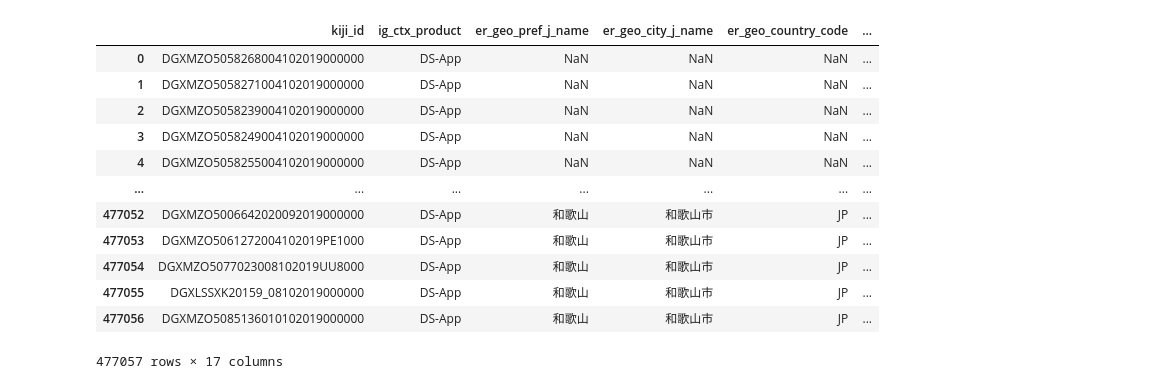
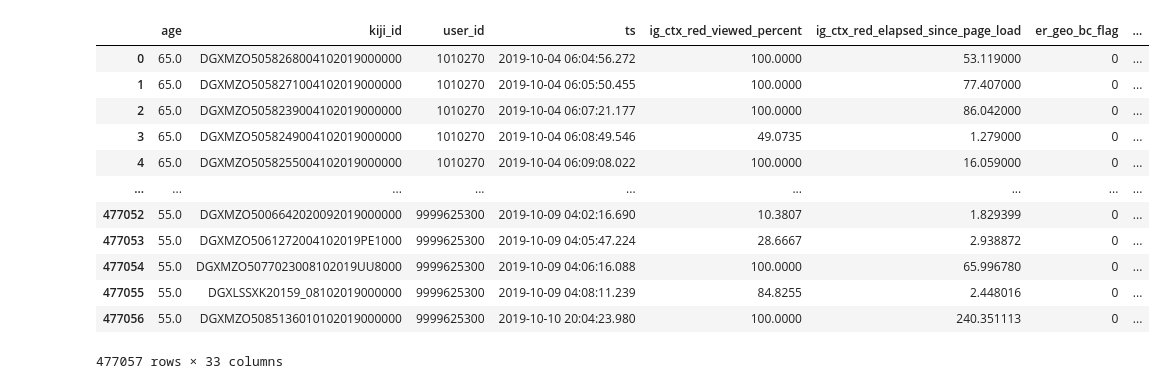
Before and after one commit to nsakki55/ml_note, a Jupyter notebook: competitions/kaggle-days-tokyo/code/make_feature1.ipynb, the cells around one changed output. Saved outputs shown, nothing was run; the diff lists cells and outputs as text; code cells hidden in the pictures.

```diff
--- a/competitions/kaggle-days-tokyo/code/make_feature1.ipynb
+++ b/competitions/kaggle-days-tokyo/code/make_feature1.ipynb
@@ -11,3 +13,8 @@ train = pd.read_csv('../input/train.csv')
 test = pd.read_csv('../input/test.csv')
 kiji = pd.read_csv('../input/kiji_metadata.csv')
 submission = pd.read_csv('../input/sample_submission.csv')
+
+kiji.rename(columns={'kiji_id_raw':'kiji_id'}, inplace=True)
+
+train_merge = pd.merge(train, kiji, on='kiji_id', how='left')
+test_merge = pd.merge(test, kiji, on='kiji_id', how='left')
@@ -14,2 +24,18 @@ submission = pd.read_csv('../input/sample_submission.csv')
+# %%
+train_merge
+# %% [output]
+|  | age | kiji_id | user_id | ts | ig_ctx_red_viewed_percent | ig_ctx_red_elapsed_since_page_load | er_geo_bc_flag | ... |
+| 0 | 65.0 | DGXMZO5058268004102019000000 | 1010270 | 2019-10-04 06:04:56.272 | 100.0000 | 53.119000 | 0 | ... |
+| 1 | 65.0 | DGXMZO5058271004102019000000 | 1010270 | 2019-10-04 06:05:50.455 | 100.0000 | 77.407000 | 0 | ... |
+| 2 | 65.0 | DGXMZO5058239004102019000000 | 1010270 | 2019-10-04 06:07:21.177 | 100.0000 | 86.042000 | 0 | ... |
+| 3 | 65.0 | DGXMZO5058249004102019000000 | 1010270 | 2019-10-04 06:08:49.546 | 49.0735 | 1.279000 | 0 | ... |
+| 4 | 65.0 | DGXMZO5058255004102019000000 | 1010270 | 2019-10-04 06:09:08.022 | 100.0000 | 16.059000 | 0 | ... |
+| ... | ... | ... | ... | ... | ... | ... | ... | ... |
+| 477052 | 55.0 | DGXMZO5006642020092019000000 | 9999625300 | 2019-10-09 04:02:16.690 | 10.3807 | 1.829399 | 0 | ... |
+| 477053 | 55.0 | DGXMZO5061272004102019PE1000 | 9999625300 | 2019-10-09 04:05:47.224 | 28.6667 | 2.938872 | 0 | ... |
+| 477054 | 55.0 | DGXMZO5077023008102019UU8000 | 9999625300 | 2019-10-09 04:06:16.088 | 100.0000 | 65.996780 | 0 | ... |
+| 477055 | 55.0 | DGXLSSXK20159_08102019000000 | 9999625300 | 2019-10-09 04:08:11.239 | 84.8255 | 2.448016 | 0 | ... |
+| 477056 | 55.0 | DGXMZO5085136010102019000000 | 9999625300 | 2019-10-10 20:04:23.980 | 100.0000 | 240.351113 | 0 | ... |
+477057 rows × 33 columns
 # %%
 def datetime_feature(df):
@@ -22,16 +49,0 @@ train['ts_month'], train['ts_day'], train['ts_hour'] = datetime_feature(train)
-# %%
-def drop_many_null_columns(df):
-# %% [output]
-|  | kiji_id | ig_ctx_product | er_geo_pref_j_name | er_geo_city_j_name | er_geo_country_code | ... |
-| 0 | DGXMZO5058268004102019000000 | DS-App | NaN | NaN | NaN | ... |
-| 1 | DGXMZO5058271004102019000000 | DS-App | NaN | NaN | NaN | ... |
-| 2 | DGXMZO5058239004102019000000 | DS-App | NaN | NaN | NaN | ... |
-| 3 | DGXMZO5058249004102019000000 | DS-App | NaN | NaN | NaN | ... |
-| 4 | DGXMZO5058255004102019000000 | DS-App | NaN | NaN | NaN | ... |
-| ... | ... | ... | ... | ... | ... | ... |
-| 477052 | DGXMZO5006642020092019000000 | DS-App | 和歌山 | 和歌山市 | JP | ... |
-| 477053 | DGXMZO5061272004102019PE1000 | DS-App | 和歌山 | 和歌山市 | JP | ... |
-| 477054 | DGXMZO5077023008102019UU8000 | DS-App | 和歌山 | 和歌山市 | JP | ... |
-| 477055 | DGXLSSXK20159_08102019000000 | DS-App | 和歌山 | 和歌山市 | JP | ... |
-| 477056 | DGXMZO5085136010102019000000 | DS-App | 和歌山 | 和歌山市 | JP | ... |
-477057 rows × 17 columns
```
Also changed, not shown: parts of 14 cells of this notebook, 1 other file.
